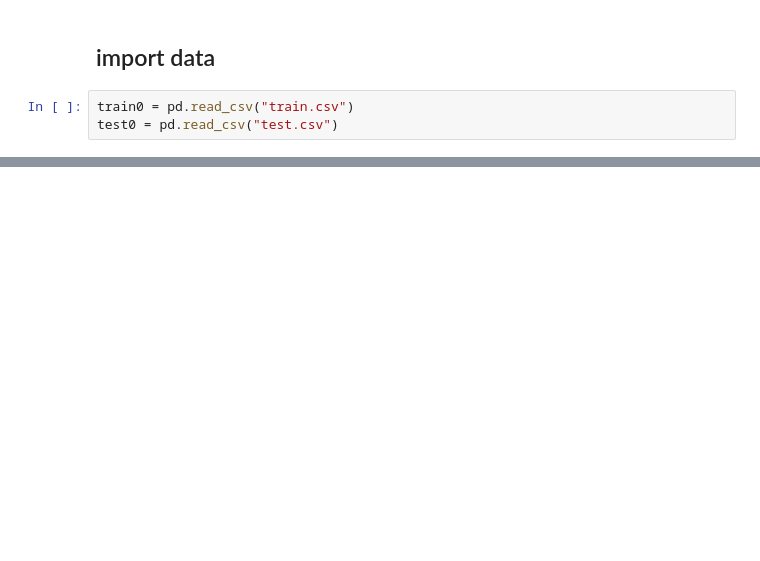
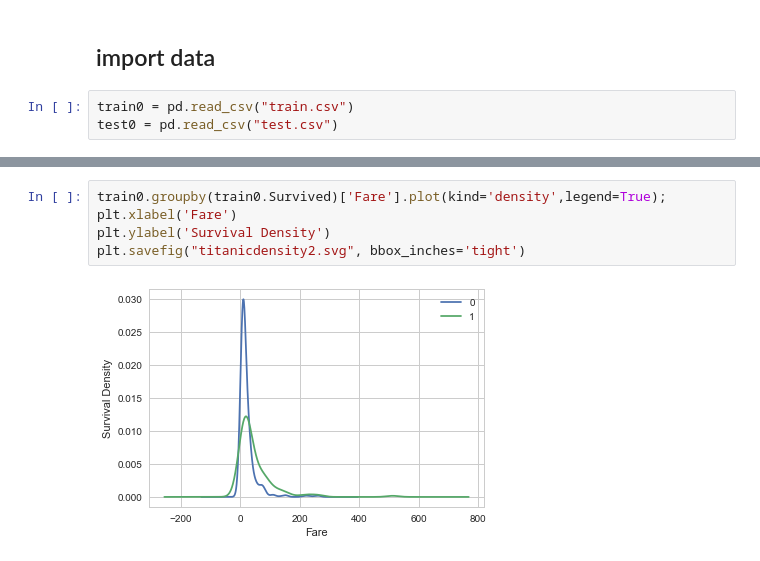
Before and after one commit to cmleeds/hugosite, a Jupyter notebook: data/titanic.ipynb, the cells around one changed output, grey strips where cells are left out. Cells and saved outputs as stored; diff of their text form; blank space fills up the shorter version.

```diff
--- a/data/titanic.ipynb
+++ b/data/titanic.ipynb
@@ -73,0 +53,7 @@ NameError: name 'savefig' is not defined
+# %%
+train0.groupby(train0.Survived)['Fare'].plot(kind='density',legend=True);
+plt.xlabel('Fare')
+plt.ylabel('Survival Density')
+plt.savefig("titanicdensity2.svg", bbox_inches='tight')
+# %% [output]
+[figure, added]
```
Also changed, not shown: parts of 9 cells of this notebook, 10 other files.
